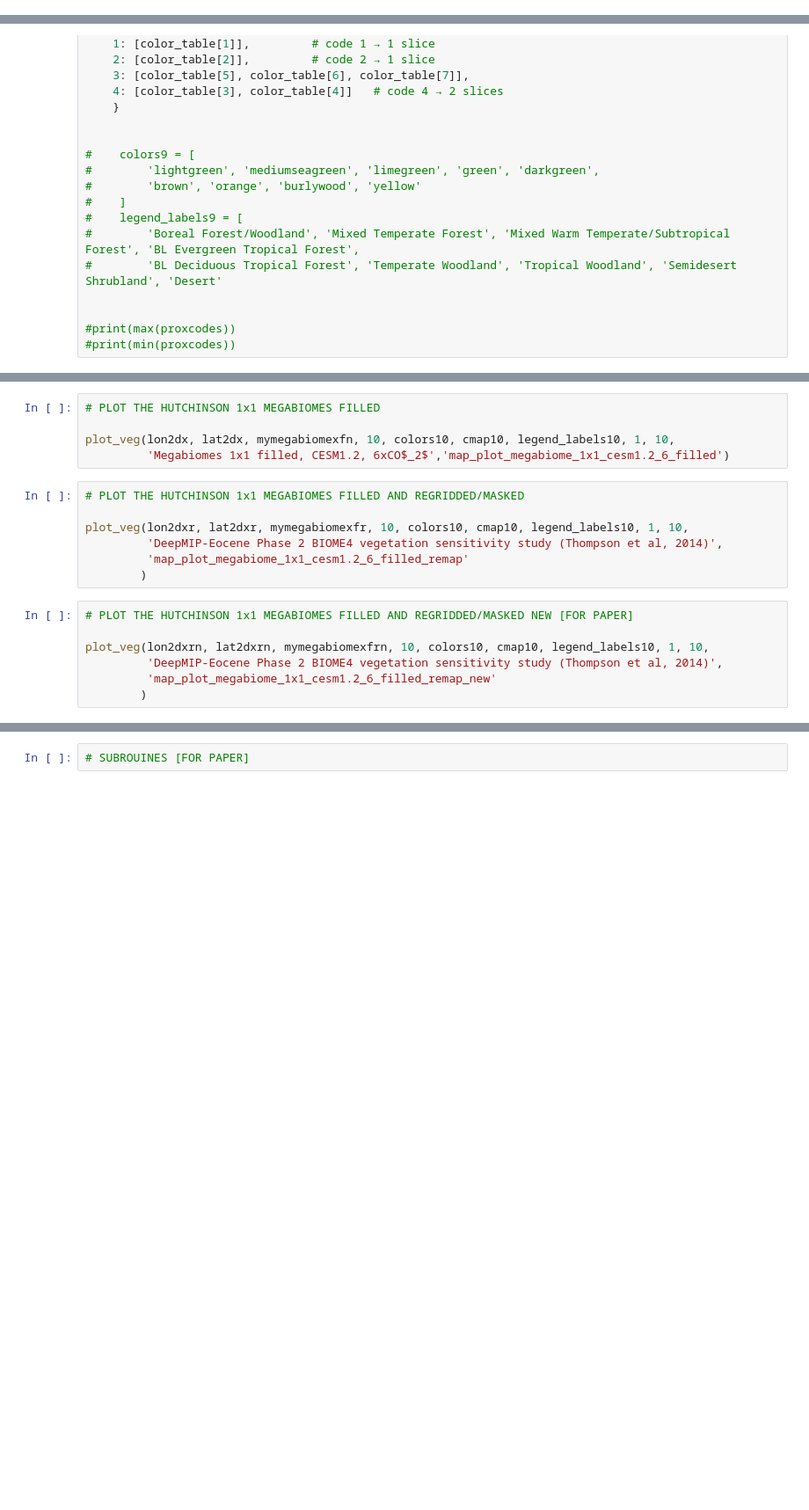
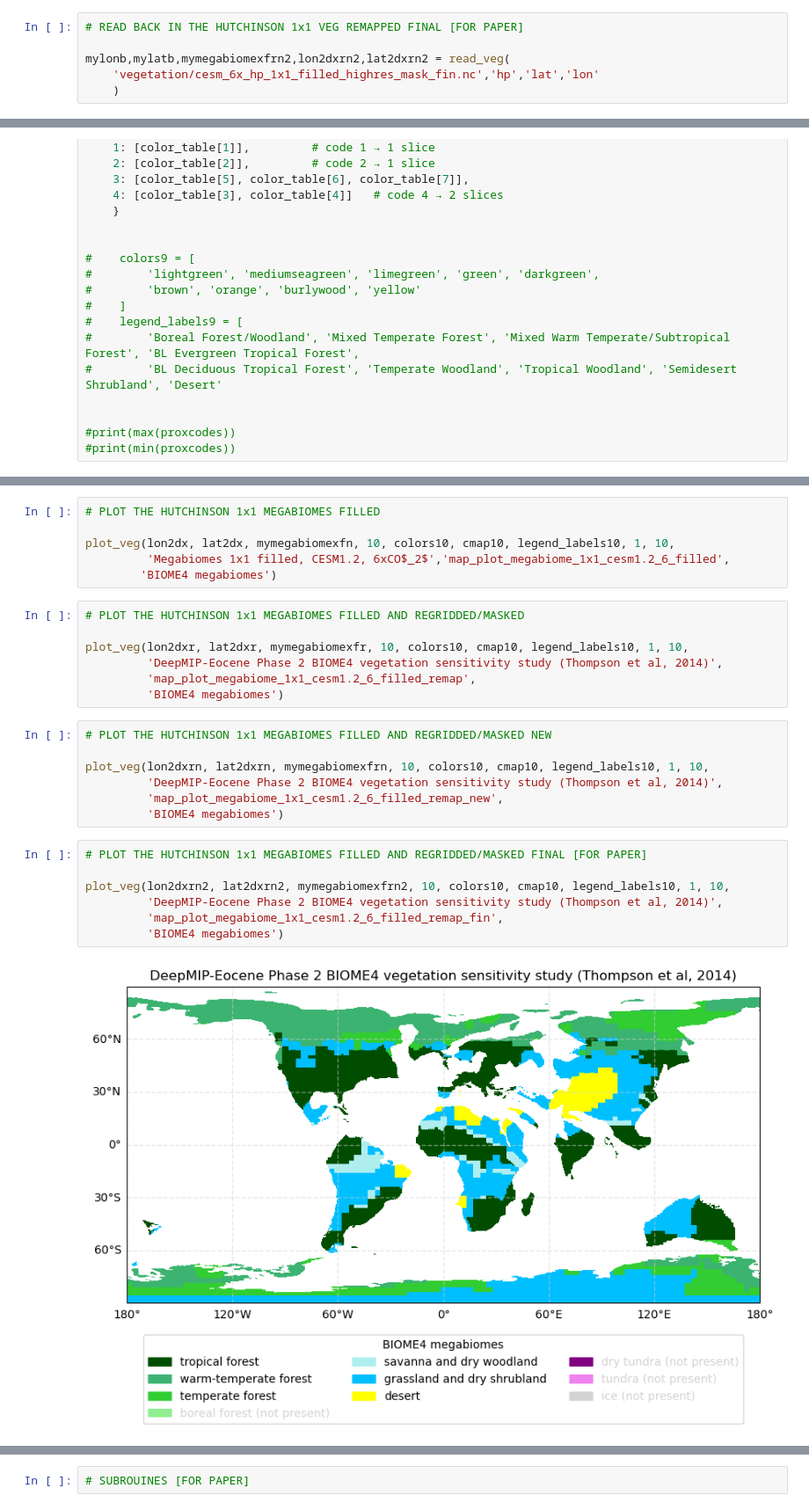
Before and after one commit to danlunt1976/DeepMIP-Eocene-p2, a Jupyter notebook: Exp Design plots.ipynb, the cells around one changed output, grey strips where cells are left out. Shown at 88% size. Saved outputs shown, nothing was run; the diff lists cells and outputs as text; blank space fills up the shorter version.

```diff
--- a/Exp Design plots.ipynb
+++ b/Exp Design plots.ipynb
@@ -98,6 +138,12 @@ mylon7,mylat7,mymegabiomexfr,lon2dxr,lat2dxr = read_veg(
 mylonb,mylatb,mymegabiomexfrn,lon2dxrn,lat2dxrn = read_veg(
     'vegetation/cesm_6x_hp_1x1_filled_highres_mask_new.nc','hp','lat','lon'
     )
+# %%
+# READ BACK IN THE HUTCHINSON 1x1 VEG REMAPPED FINAL [FOR PAPER]
+
+mylonb,mylatb,mymegabiomexfrn2,lon2dxrn2,lat2dxrn2 = read_veg(
+    'vegetation/cesm_6x_hp_1x1_filled_highres_mask_fin.nc','hp','lat','lon'
+    )
 # %%
 # READ IN THE HEROLD VEG [FOR PAPER]
 
@@ -265,21 +336,31 @@ plot_veg(lon2dx, lat2dx, mymegabiomex, 10, colors10, cmap10, legend_labels10, 1,
 # PLOT THE HUTCHINSON 1x1 MEGABIOMES FILLED
 
 plot_veg(lon2dx, lat2dx, mymegabiomexfn, 10, colors10, cmap10, legend_labels10, 1, 10,
-         'Megabiomes 1x1 filled, CESM1.2, 6xCO$_2$','map_plot_megabiome_1x1_cesm1.2_6_filled')
+         'Megabiomes 1x1 filled, CESM1.2, 6xCO$_2$','map_plot_megabiome_1x1_cesm1.2_6_filled',
+        'BIOME4 megabiomes')
 # %%
 # PLOT THE HUTCHINSON 1x1 MEGABIOMES FILLED AND REGRIDDED/MASKED
 
 plot_veg(lon2dxr, lat2dxr, mymegabiomexfr, 10, colors10, cmap10, legend_labels10, 1, 10,
          'DeepMIP-Eocene Phase 2 BIOME4 vegetation sensitivity study (Thompson et al, 2014)',
-         'map_plot_megabiome_1x1_cesm1.2_6_filled_remap'
-        )
+         'map_plot_megabiome_1x1_cesm1.2_6_filled_remap',
+         'BIOME4 megabiomes')
 # %%
-# PLOT THE HUTCHINSON 1x1 MEGABIOMES FILLED AND REGRIDDED/MASKED NEW [FOR PAPER]
+# PLOT THE HUTCHINSON 1x1 MEGABIOMES FILLED AND REGRIDDED/MASKED NEW
 
 plot_veg(lon2dxrn, lat2dxrn, mymegabiomexfrn, 10, colors10, cmap10, legend_labels10, 1, 10,
          'DeepMIP-Eocene Phase 2 BIOME4 vegetation sensitivity study (Thompson et al, 2014)',
-         'map_plot_megabiome_1x1_cesm1.2_6_filled_remap_new'
-        )
+         'map_plot_megabiome_1x1_cesm1.2_6_filled_remap_new',
+         'BIOME4 megabiomes')
+# %%
+# PLOT THE HUTCHINSON 1x1 MEGABIOMES FILLED AND REGRIDDED/MASKED FINAL [FOR PAPER]
+
+plot_veg(lon2dxrn2, lat2dxrn2, mymegabiomexfrn2, 10, colors10, cmap10, legend_labels10, 1, 10,
+         'DeepMIP-Eocene Phase 2 BIOME4 vegetation sensitivity study (Thompson et al, 2014)',
+         'map_plot_megabiome_1x1_cesm1.2_6_filled_remap_fin',
+         'BIOME4 megabiomes')
+# %% [output]
+[figure, added]
 # %%
 # PLOT THE HEROLD MEGABIOMES [FOR PAPER]
 
```
Also changed, not shown: parts of 42 cells of this notebook.
